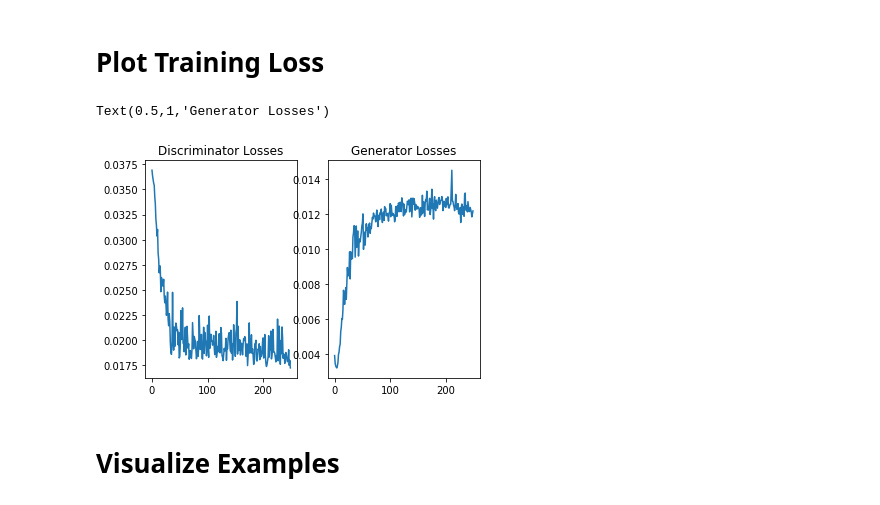
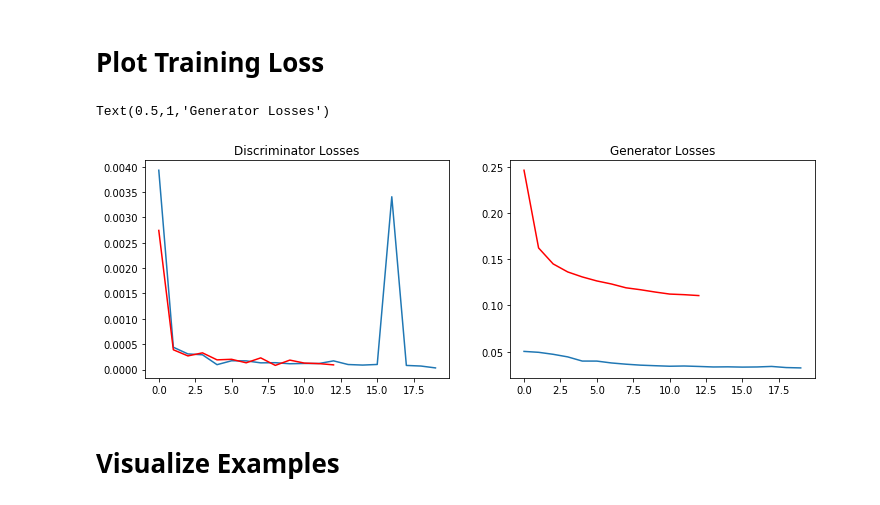
Before and after one commit to thejihuijin/PytorchModels, a Jupyter notebook: Discriminator/GANS-Eval.ipynb, the cells around one changed output. Cells and saved outputs as stored; diff of their text form; code cells hidden in the pictures.

```diff
--- a/Discriminator/GANS-Eval.ipynb
+++ b/Discriminator/GANS-Eval.ipynb
@@ -98,7 +119,7 @@ testloader = DataLoader(testset,batch_size=1,shuffle=False)
 # %% [markdown]
 # Plot Training Loss
 # %%
-basepath = './experiments/13_GANs_p2p/'
+basepath = './experiments/ShortExperiments/Lambda10/'
 # %%
 # Epoch	D Loss	G Loss	Epoch Time	Total Time
 # %%
@@ -109,16 +130,18 @@ g_losses = loss[:,2]
 # %%
 start = 0
 end = len(d_losses)
-plt.figure()
+plt.figure(figsize=(12,4))
 plt.subplot(121)
 plt.plot(np.arange(start,end),d_losses[start:end])
+plt.plot(d_losses1,'r')
 plt.title('Discriminator Losses')
 plt.subplot(122)
 plt.plot(np.arange(start,end),g_losses[start:end])
+plt.plot(g_losses1,'r')
 plt.title('Generator Losses')
 # %% [output]
 Text(0.5,1,'Generator Losses')
-[figure, old version]
+[figure, new version]
 # %% [markdown]
 # Visualize Examples
 # %%
```
Also changed, not shown: parts of 39 cells of this notebook, 2 other files.
